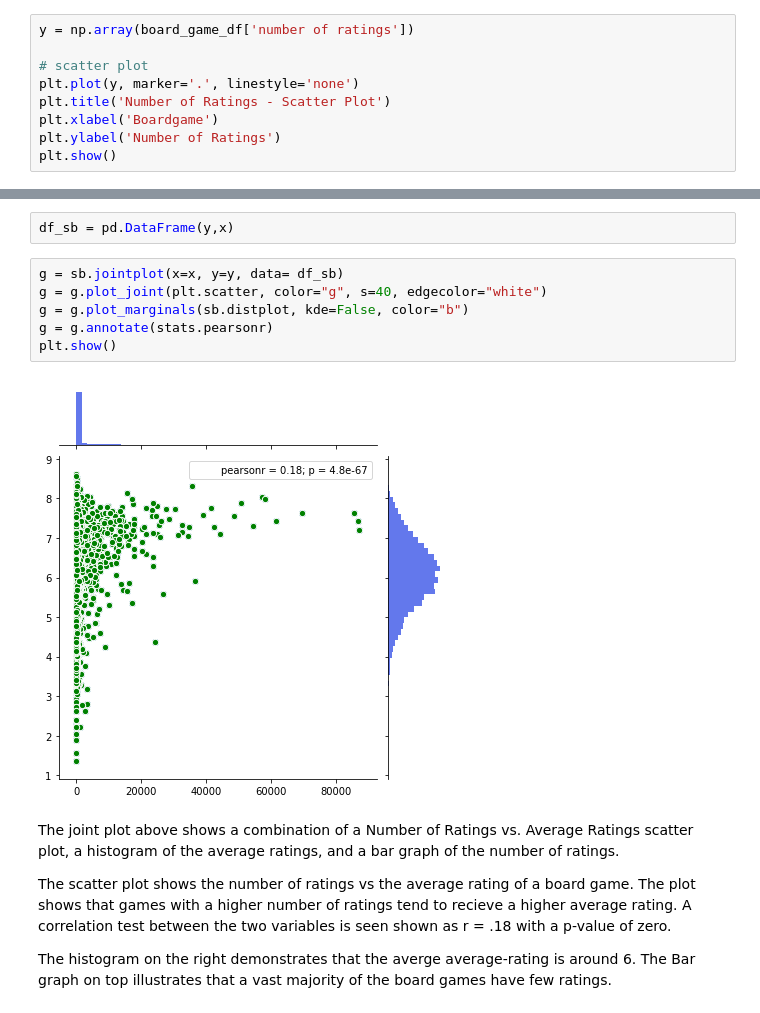
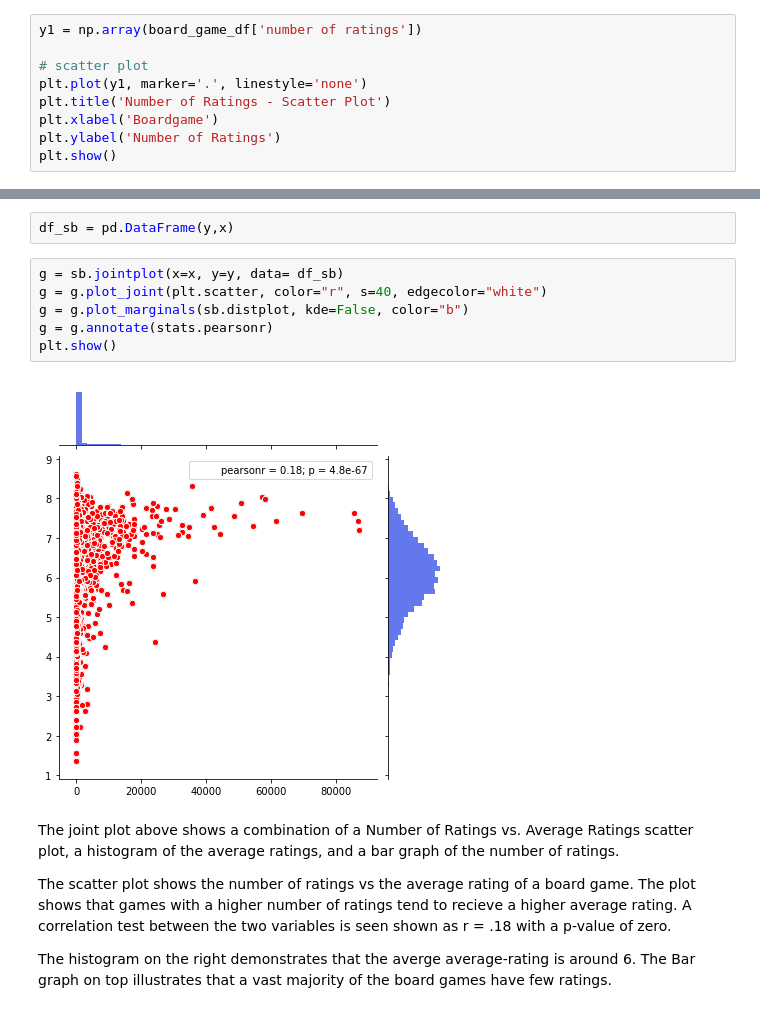
Before and after one commit to cisco3775/Board-Game-Geeks-Recommender-System, a Jupyter notebook: BoardGameGeek Recommender System.ipynb, the cells around one changed output, grey strips where cells are left out. Drawn from its saved outputs; the diff is of its cells as text.

```diff
--- a/BoardGameGeek Recommender System.ipynb
+++ b/BoardGameGeek Recommender System.ipynb
@@ -470,10 +470,10 @@ The average rating box plot shows that most of the average ratings users gave th
 
 The data is fairly normally distributed as can be seen by the histogram and the QQ plot. However, the histogram shows that the data is slightly left skewed.
 # %%
-y = np.array(board_game_df['number of ratings'])
+y1 = np.array(board_game_df['number of ratings'])
 
 # scatter plot
-plt.plot(y, marker='.', linestyle='none')
+plt.plot(y1, marker='.', linestyle='none')
 plt.title('Number of Ratings - Scatter Plot')
 plt.xlabel('Boardgame')
 plt.ylabel('Number of Ratings')
@@ -486,12 +486,12 @@ A scatter plot of the number or ratings shows that there are some games that hav
 df_sb = pd.DataFrame(y,x)
 # %%
 g = sb.jointplot(x=x, y=y, data= df_sb)
-g = g.plot_joint(plt.scatter, color="g", s=40, edgecolor="white")
+g = g.plot_joint(plt.scatter, color="r", s=40, edgecolor="white")
 g = g.plot_marginals(sb.distplot, kde=False, color="b")
 g = g.annotate(stats.pearsonr)
 plt.show()
 # %% [output]
-[figure, old version]
+[figure, new version]
 # %% [markdown]
 The joint plot above shows a combination of a Number of Ratings vs. Average Ratings scatter plot, a histogram of the average ratings, and a bar graph of the number of ratings.
 
```
Also changed, not shown: parts of 22 cells of this notebook.
